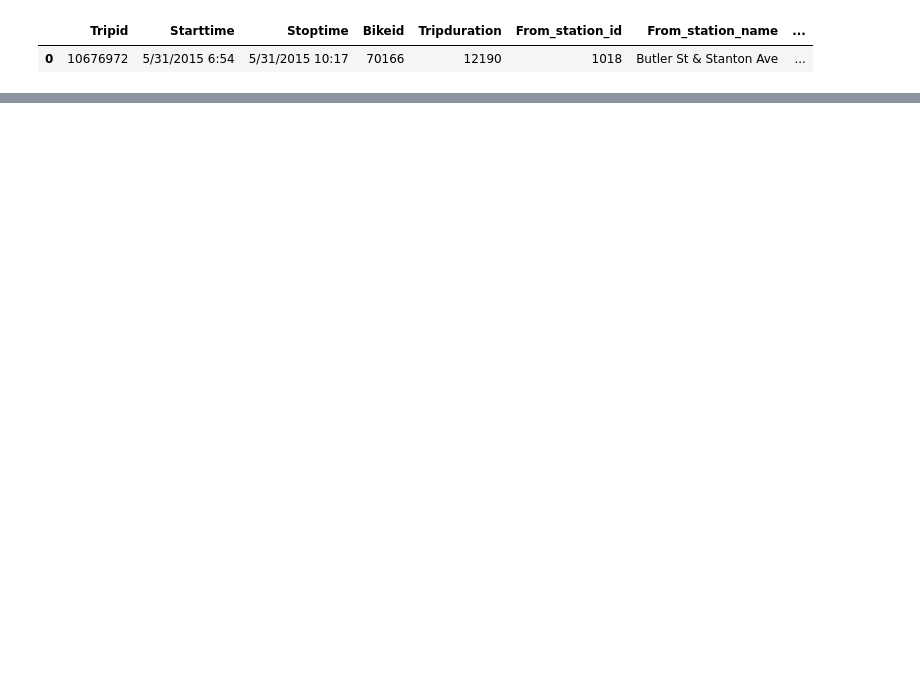
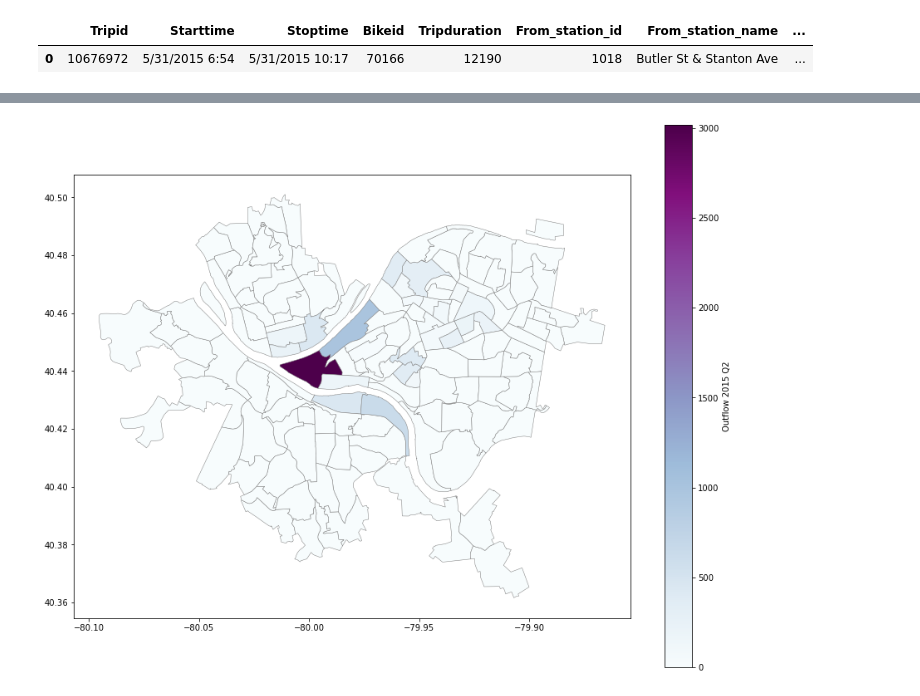
Before and after one commit to katelyn98/HealthyRide-Mapping, a Jupyter notebook: Notebooks/InflowOutflow.ipynb, the cells around one changed output, grey strips where cells are left out. Saved outputs shown, nothing was run; the diff lists cells and outputs as text; code cells hidden in the pictures; blank space fills up the shorter version.

```diff
--- a/Notebooks/InflowOutflow.ipynb
+++ b/Notebooks/InflowOutflow.ipynb
@@ -120,0 +136,22 @@ outflow_dict = {}
+# %%
+inflow = centract_dict.copy()
+inflow = {value:0 for key, value in inflow.items()}
+outflow = inflow.copy()
+
+inflow['0'] = 0
+outflow['0'] = 0
+
+for i in range(len(df_2015_q2)):
+#     if df_2015_q2.loc[i]['to_census_tract'] is not '0':
+#     print("census tract " + df_2015_q2.loc[i]['to_census_tract'])
+#     print("inflow amt " + str(inflow[df_2015_q2.loc[i]['to_census_tract']]))
+    inflow[df_2015_q2.loc[i]['to_census_tract']] += 1
+    outflow[df_2015_q2.loc[i]['from_census_tract']] += 1
+#     print("inflow amt " + str(inflow[df_2015_q2.loc[i]['to_census_tract']]))
+
+for i in range(len(cenTract)):
+    if cenTract.loc[i]['tractce10'] not in inflow.keys():
+        inflow[cenTract.loc[i]['tractce10']] = 0
+
+    if cenTract.loc[i]['tractce10'] not in outflow.keys():
+        outflow[cenTract.loc[i]['tractce10']] = 0
@@ -120,0 +219,6 @@ outflow_dict = {}
+# %%
+#plot the neighborhood ids on the map
+ax = pdf.plot(column="outflow_count", cmap='BuPu', figsize = (15, 12), edgecolor = "grey",
+              linewidth = 0.5, legend = True, legend_kwds={'label': "Outflow 2015 Q2",'orientation': "vertical"})
+# %% [output]
+[figure, added]
```
Also changed, not shown: parts of 19 cells of this notebook.
